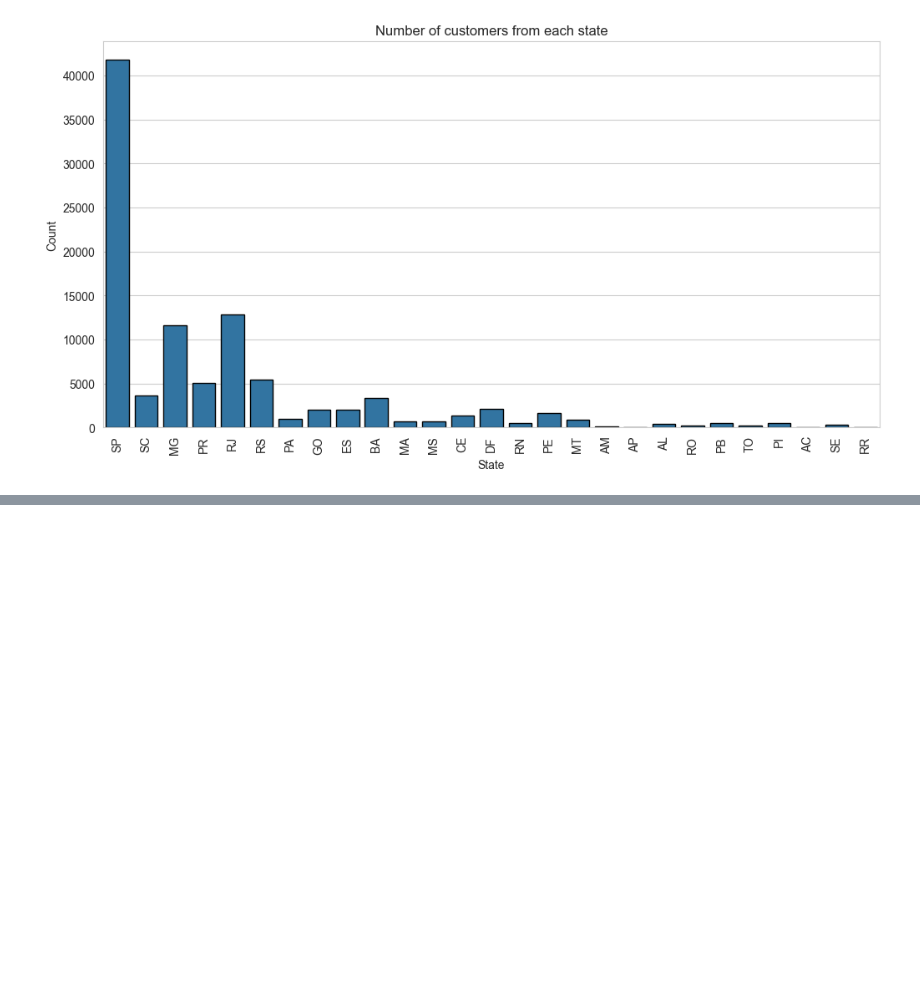
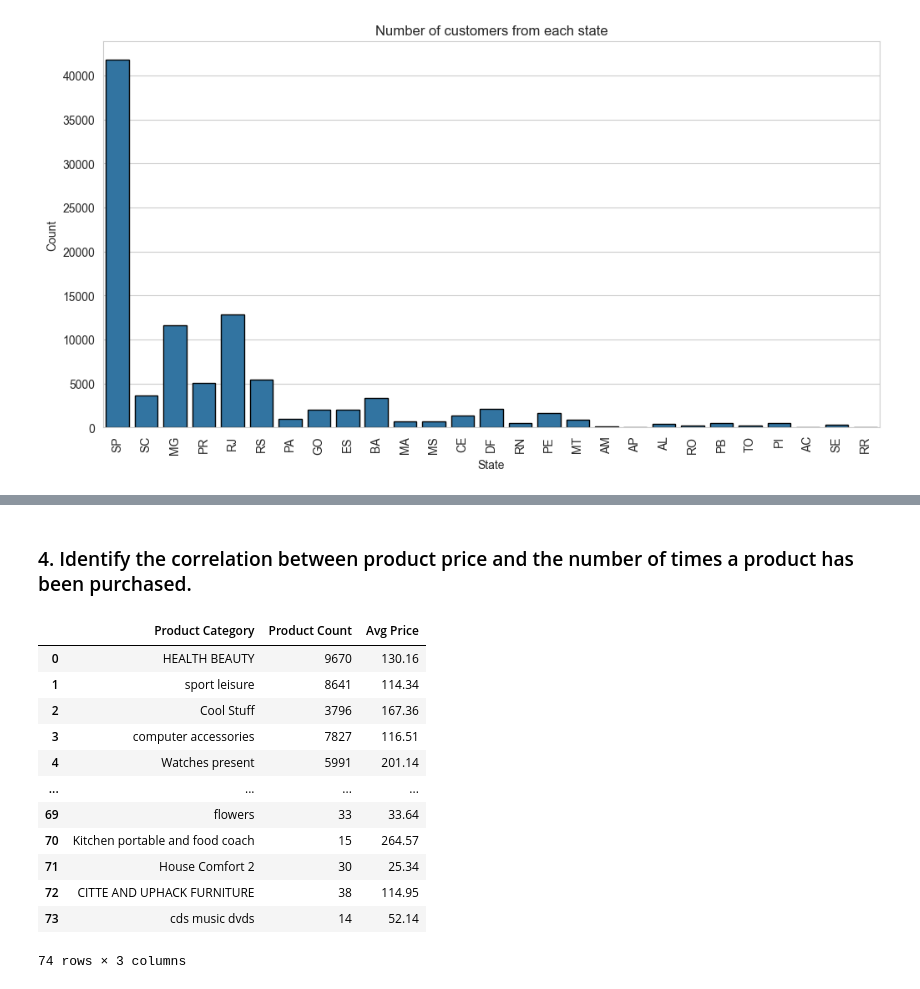
Before and after one commit to TanjiEvan/Guided-Projects, a Jupyter notebook: Youtube/e-Commerce Analysis/e-CommerceAnalysis.ipynb, the cells around one changed output, grey strips where cells are left out. Cells and saved outputs as stored; diff of their text form; code cells hidden in the pictures; blank space fills up the shorter version.

```diff
--- a/Youtube/e-Commerce Analysis/e-CommerceAnalysis.ipynb
+++ b/Youtube/e-Commerce Analysis/e-CommerceAnalysis.ipynb
@@ -287,0 +481,30 @@ plt.show()
+# %% [markdown]
+### 4. Identify the correlation between product price and the number of times a product has been purchased.
+# %%
+query = """SELECT products.product_category,
+COUNT(order_items.product_id),
+ROUND(AVG(order_items.price),2)
+FROM products JOIN order_items
+ON products.product_id=order_items.product_id
+GROUP BY product_category;"""
+
+cur.execute(query)
+
+data=cur.fetchall()
+
+df=pd.DataFrame(data, columns=["Product Category", "Product Count","Avg Price"])
+df
+# %% [output]
+|  | Product Category | Product Count | Avg Price |
+| 0 | HEALTH BEAUTY | 9670 | 130.16 |
+| 1 | sport leisure | 8641 | 114.34 |
+| 2 | Cool Stuff | 3796 | 167.36 |
+| 3 | computer accessories | 7827 | 116.51 |
+| 4 | Watches present | 5991 | 201.14 |
+| ... | ... | ... | ... |
+| 69 | flowers | 33 | 33.64 |
+| 70 | Kitchen portable and food coach | 15 | 264.57 |
+| 71 | House Comfort 2 | 30 | 25.34 |
+| 72 | CITTE AND UPHACK FURNITURE | 38 | 114.95 |
+| 73 | cds music dvds | 14 | 52.14 |
+74 rows × 3 columns
```
Also changed, not shown: parts of 19 cells of this notebook.
